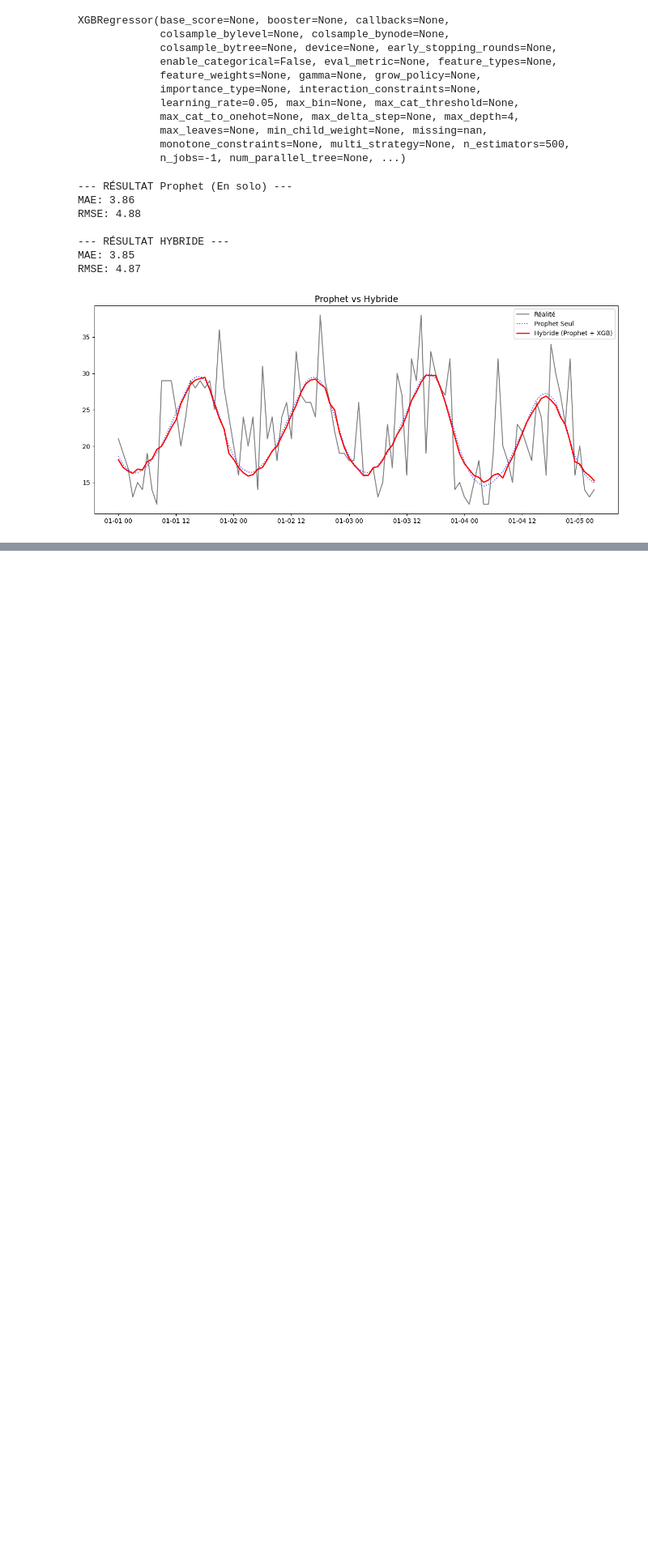
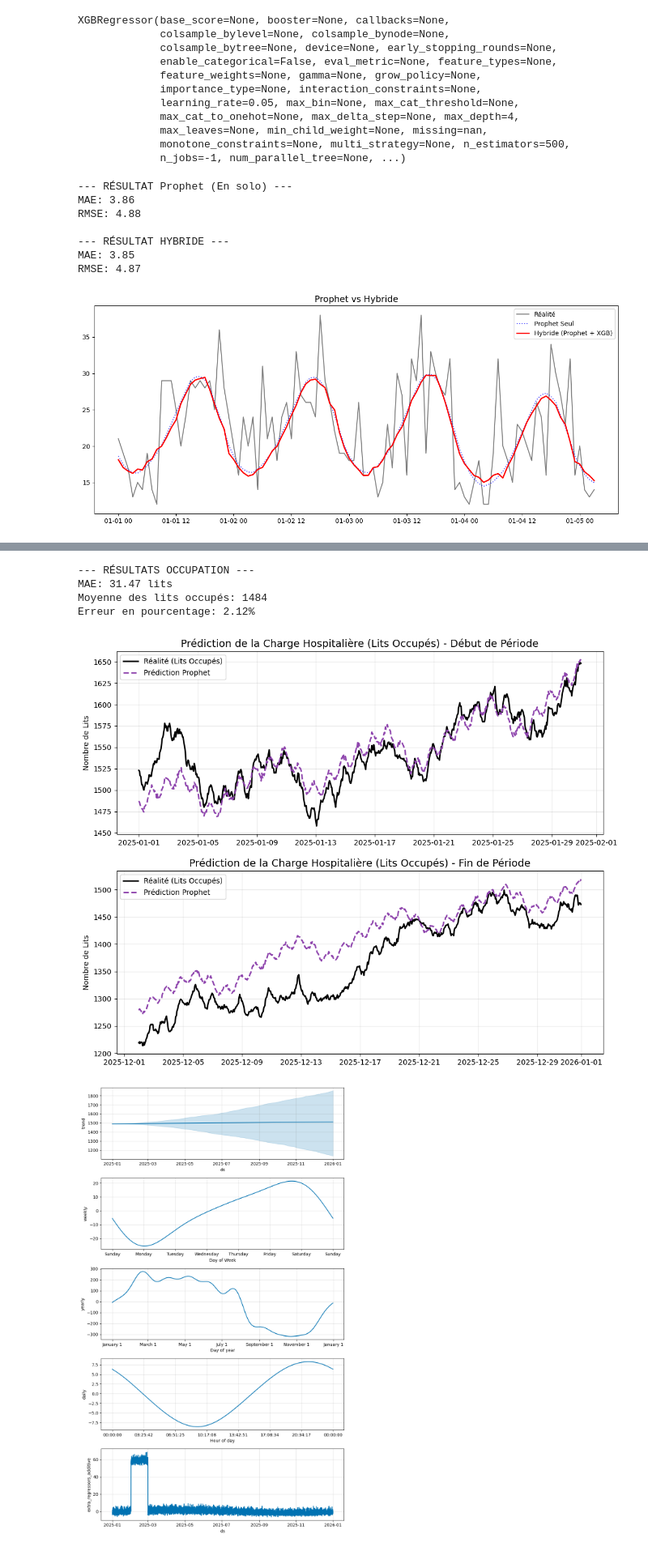
Before and after one commit to MiloBonbaril/DATA-smartcare-analytics, a Jupyter notebook: Modeling.ipynb, the cells around one changed output, grey strips where cells are left out. Shown at 81% size. Cells and saved outputs as stored; diff of their text form; code cells hidden in the pictures; blank space fills up the shorter version.

```diff
--- a/Modeling.ipynb
+++ b/Modeling.ipynb
@@ -463,0 +494,20 @@ RMSE: 4.87
+# %%
+# L'occupation a une saisonnalité différente des admissions.
+# Elle est plus lente. Moins de bruit haute fréquence.
+m_beds = Prophet(
+    daily_seasonality=True,  # Cycle jour/nuit (sorties en journée)
+    weekly_seasonality=True, # Cycle semaine (moins de sorties le WE)
+    yearly_seasonality=True,
+    seasonality_prior_scale=10.0 # On laisse la saisonnalité s'exprimer
+)
+
+# Ajout des Régresseurs (Vos inputs)
+# Note : Dans la vraie vie, pour 'future', vous utiliseriez les PREDICTIONS d'admissions.
+# Ici, on utilise les valeurs réelles pour tester la mécanique.
+m_beds.add_regressor('Nombre_Admissions')
+m_beds.add_regressor('gravite')
+m_beds.add_regressor('duree_sejour_estimee')
+m_beds.add_regressor('Indicateur_Epidemie')
+
+print("Entraînement du modèle de Stock (Lits)...")
+m_beds.fit(train_beds)
@@ -463,0 +519,40 @@ RMSE: 4.87
+# %%
+forecast_beds = m_beds.predict(test_beds)
+
+y_true = test_beds['y'].values
+y_pred = forecast_beds['yhat'].values
+mae = mean_absolute_error(y_true, y_pred)
+
+print(f"--- RÉSULTATS OCCUPATION ---")
+print(f"MAE: {mae:.2f} lits")
+print(f"Moyenne des lits occupés: {y_true.mean():.0f}")
+print(f"Erreur en pourcentage: {(mae / y_true.mean()) * 100:.2f}%")
+
+# Visualisation
+fig, axs = plt.subplots(2, 1, figsize=(12, 10))
+# Zoom sur 1 mois (environ 700h) au début de la période car l'occupation bouge lentement
+limit = 720
+axs[0].plot(test_beds['ds'].iloc[:limit], y_true[:limit], label='Réalité (Lits Occupés)', color='black', linewidth=2)
+axs[0].plot(test_beds['ds'].iloc[:limit], y_pred[:limit], label='Prédiction Prophet', color='#8E44AD', linestyle='--', linewidth=2) # Violet
+axs[0].set_title('Prédiction de la Charge Hospitalière (Lits Occupés) - Début de Période', fontsize=14)
+axs[0].set_ylabel('Nombre de Lits')
+axs[0].legend()
+axs[0].grid(True, alpha=0.3)
+# On zoome sur 1 mois (environ 700h) mais à la fin de la période
+axs[1].plot(test_beds['ds'].iloc[-limit:], y_true[-limit:], label='Réalité (Lits Occupés)', color='black', linewidth=2)
+axs[1].plot(test_beds['ds'].iloc[-limit:], y_pred[-limit:], label='Prédiction Prophet', color='#8E44AD', linestyle='--', linewidth=2) # Violet
+axs[1].set_title('Prédiction de la Charge Hospitalière (Lits Occupés) - Fin de Période', fontsize=14)
+axs[1].set_ylabel('Nombre de Lits')
+axs[1].legend()
+axs[1].grid(True, alpha=0.3)
+plt.show()
+
+# Composants (Pour voir si les admissions impactent vraiment l'occupation)
+fig_comp = m_beds.plot_components(forecast_beds)
+# %% [output]
+--- RÉSULTATS OCCUPATION ---
+MAE: 31.47 lits
+Moyenne des lits occupés: 1484
+Erreur en pourcentage: 2.12%
+[figure, added]
+[figure, added]
```
Also changed, not shown: parts of 14 cells of this notebook, 3 other files.
